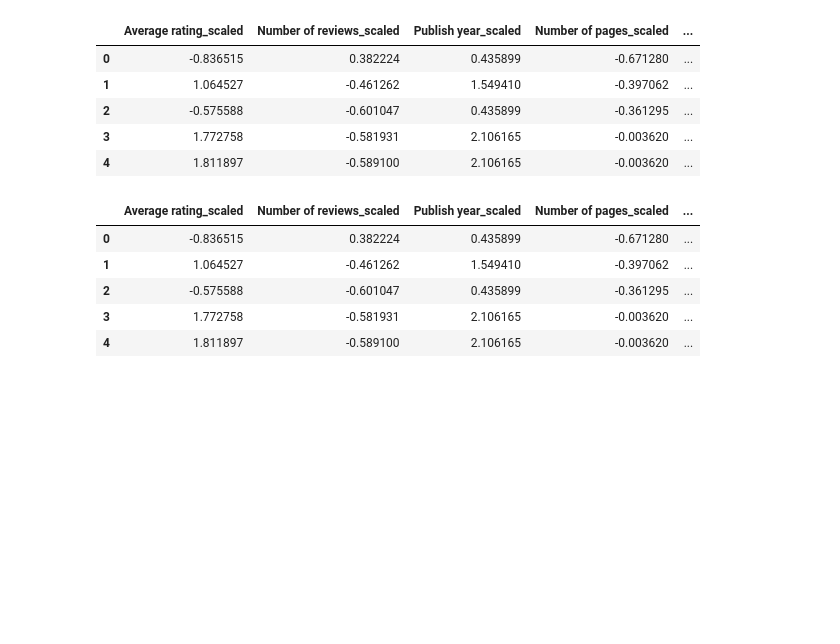
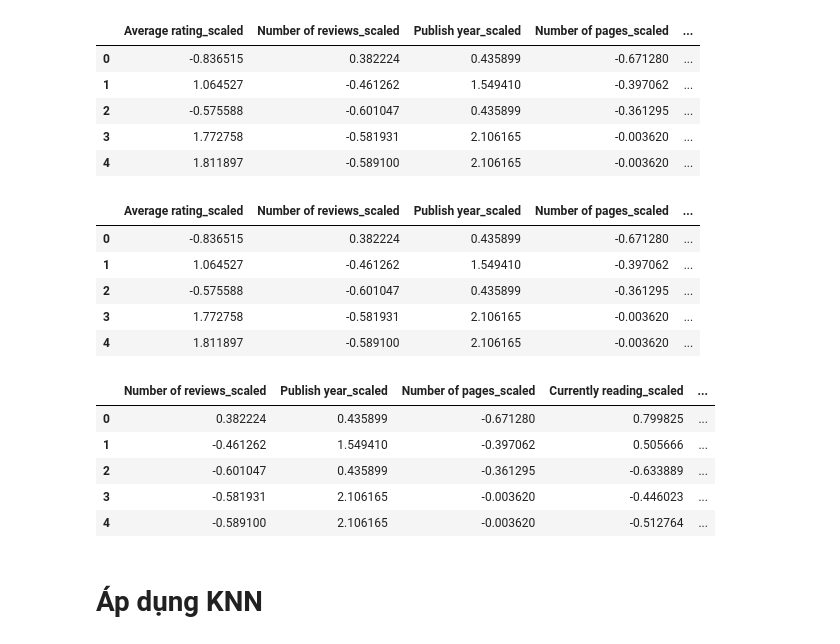
Before and after one commit to ducankk4/CrawlBook, a Jupyter notebook: KNN.ipynb, the cells around one changed output. Cells and saved outputs as stored; diff of their text form; code cells hidden in the pictures; blank space fills up the shorter version.

```diff
--- a/KNN.ipynb
+++ b/KNN.ipynb
@@ -59,0 +61,11 @@ df_final = df_preprocessed.drop(columns=['Average rating'])
+# %%
+df_final.head()
+# %% [output]
+|  | Number of reviews_scaled | Publish year_scaled | Number of pages_scaled | Currently reading_scaled | ... |
+| 0 | 0.382224 | 0.435899 | -0.671280 | 0.799825 | ... |
+| 1 | -0.461262 | 1.549410 | -0.397062 | 0.505666 | ... |
+| 2 | -0.601047 | 0.435899 | -0.361295 | -0.633889 | ... |
+| 3 | -0.581931 | 2.106165 | -0.003620 | -0.446023 | ... |
+| 4 | -0.589100 | 2.106165 | -0.003620 | -0.512764 | ... |
+# %% [markdown]
+# Áp dụng KNN
```
Also changed, not shown: parts of 8 cells of this notebook.
